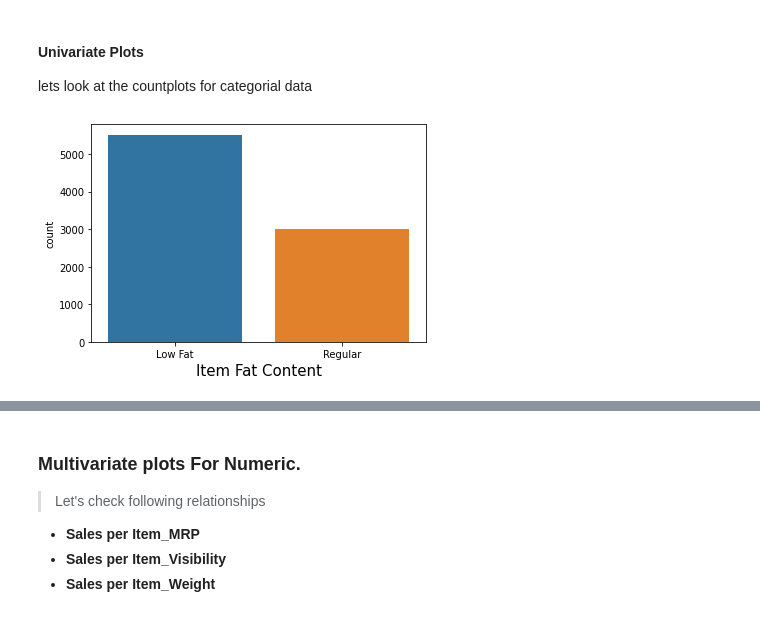
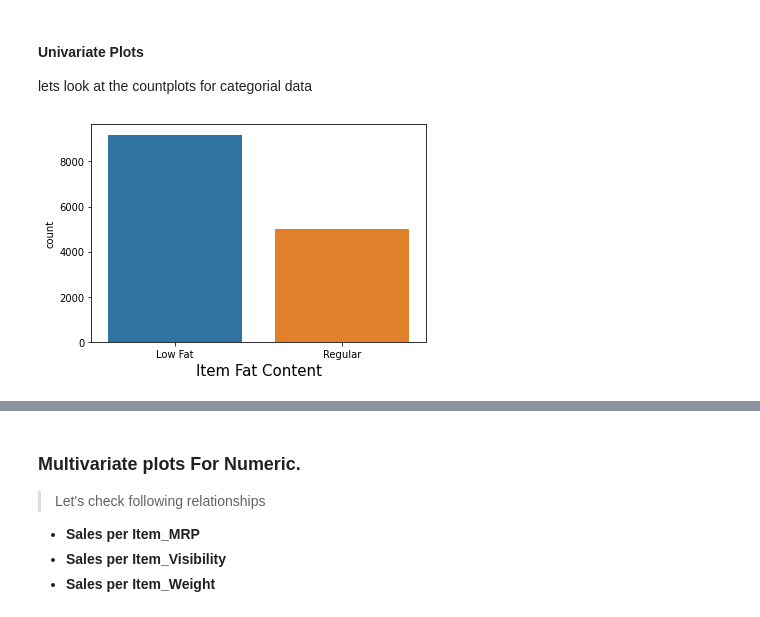
Before and after one commit to mebi-ali/BigMart-Sales-Predication, a Jupyter notebook: bigmart-sales-prediction-analysis.ipynb, the cells around one changed output, grey strips where cells are left out. Cells and saved outputs as stored; diff of their text form; code cells hidden in the pictures.

```diff
--- a/bigmart-sales-prediction-analysis.ipynb
+++ b/bigmart-sales-prediction-analysis.ipynb
@@ -437,12 +390,12 @@ lets look at the countplots for categorial data
 # %%
 # Categorial Data
 ['Item_Identifier', 'Item_Fat_Content', 'Outlet_Identifier', 'Outlet_Size',
-'Outlet_Location_Type', 'Outlet_Type', 'Item_Type_Combined' ]
+'Outlet_Location_Type', 'Outlet_Type', 'Item_Type', 'Item_Type_Combined' ]
 
 # CountPlot for Item_Fat_Content
 plt.figure(figsize=(6,4))
-sns.countplot(data=train_df, x='Item_Fat_Content')
+sns.countplot(data=data, x='Item_Fat_Content')
 plt.xlabel('Item Fat Content', fontsize=15)
 plt.show()
 # %% [output]
-[figure, old version]
+[figure, new version]
```
Also changed, not shown: parts of 33 cells of this notebook.
